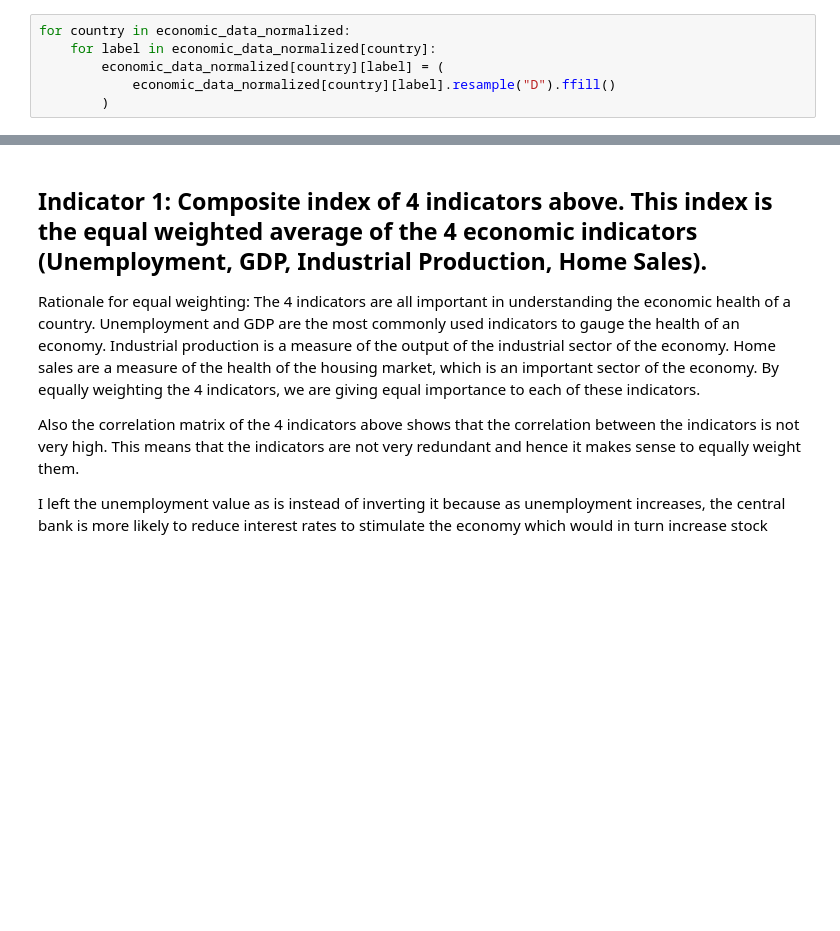
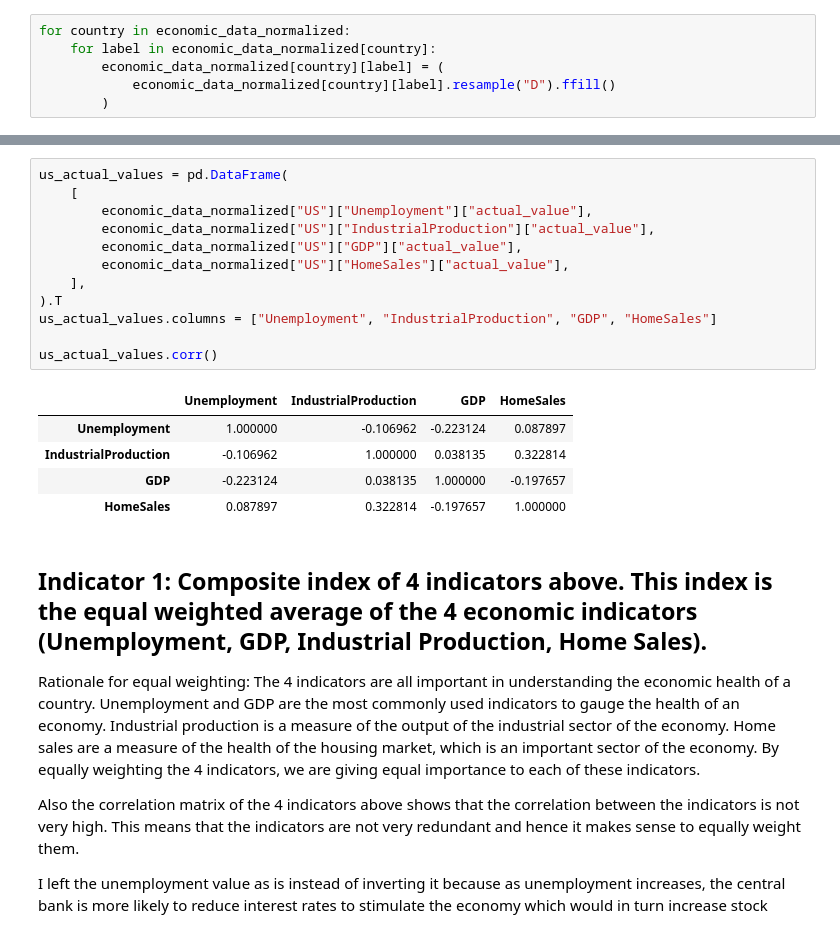
Before and after one commit to krupal-p/investment_associate_project, a Jupyter notebook: project_2/OTPP Capital Markets Investment Analytics - Interview Project Notebook.ipynb, the cells around one changed output, grey strips where cells are left out. Cells and saved outputs as stored; diff of their text form; blank space fills up the shorter version.

```diff
--- a/project_2/OTPP Capital Markets Investment Analytics - Interview Project Notebook.ipynb
+++ b/project_2/OTPP Capital Markets Investment Analytics - Interview Project Notebook.ipynb
@@ -260,6 +252,24 @@ df.corr()
 | IndustrialProduction | -0.088251 | 1.000000 | 0.546209 | 0.162440 |
 | GDP | -0.236018 | 0.546209 | 1.000000 | 0.142429 |
 | HomeSales | -0.221143 | 0.162440 | 0.142429 | 1.000000 |
+# %%
+us_actual_values = pd.DataFrame(
+    [
+        economic_data_normalized["US"]["Unemployment"]["actual_value"],
+        economic_data_normalized["US"]["IndustrialProduction"]["actual_value"],
+        economic_data_normalized["US"]["GDP"]["actual_value"],
+        economic_data_normalized["US"]["HomeSales"]["actual_value"],
+    ],
+).T
+us_actual_values.columns = ["Unemployment", "IndustrialProduction", "GDP", "HomeSales"]
+
+us_actual_values.corr()
+# %% [output]
+|  | Unemployment | IndustrialProduction | GDP | HomeSales |
+| Unemployment | 1.000000 | -0.106962 | -0.223124 | 0.087897 |
+| IndustrialProduction | -0.106962 | 1.000000 | 0.038135 | 0.322814 |
+| GDP | -0.223124 | 0.038135 | 1.000000 | -0.197657 |
+| HomeSales | 0.087897 | 0.322814 | -0.197657 | 1.000000 |
 # %% [markdown]
 ## Indicator 1: Composite index of 4 indicators above. This index is the equal weighted average of the 4 economic indicators (Unemployment, GDP, Industrial Production, Home Sales).
 
```
Also changed, not shown: parts of 3 cells of this notebook, 1 other file.
